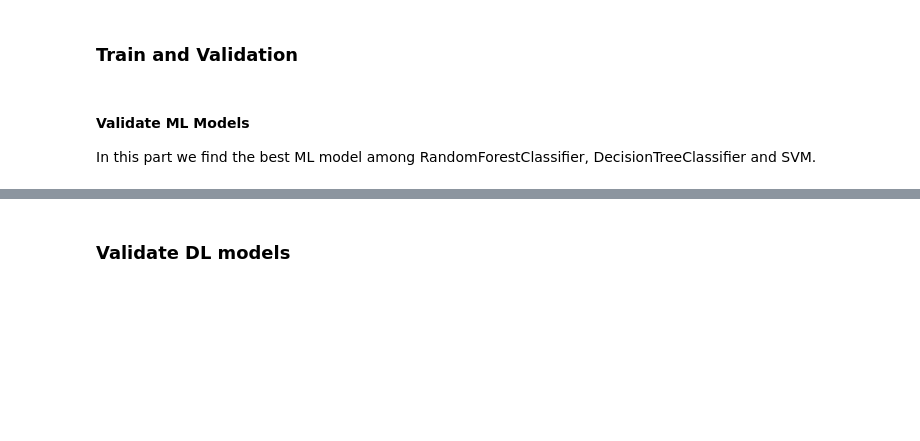
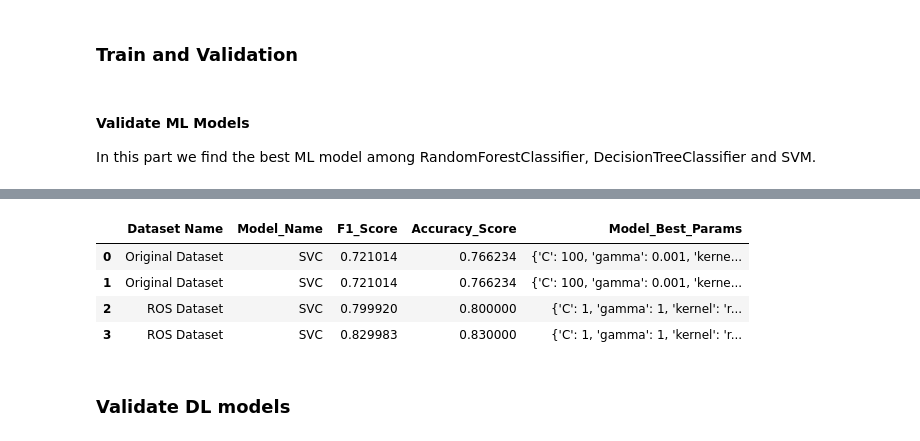
Before and after one commit to denysgerasymuk799/UCU_AI_Course_Project, a Jupyter notebook: 02_Diabet_Prediction_Models.ipynb, the cells around one changed output, grey strips where cells are left out. Cells and saved outputs as stored; diff of their text form; code cells hidden in the pictures; blank space fills up the shorter version.

```diff
--- a/02_Diabet_Prediction_Models.ipynb
+++ b/02_Diabet_Prediction_Models.ipynb
@@ -357,2 +435,10 @@ balanced_ML_results_df
+# %%
+best_results_df
+# %% [output]
+|  | Dataset Name | Model_Name | F1_Score | Accuracy_Score | Model_Best_Params |
+| 0 | Original Dataset | SVC | 0.721014 | 0.766234 | {'C': 100, 'gamma': 0.001, 'kerne... |
+| 1 | Original Dataset | SVC | 0.721014 | 0.766234 | {'C': 100, 'gamma': 0.001, 'kerne... |
+| 2 | ROS Dataset | SVC | 0.799920 | 0.800000 | {'C': 1, 'gamma': 1, 'kernel': 'r... |
+| 3 | ROS Dataset | SVC | 0.829983 | 0.830000 | {'C': 1, 'gamma': 1, 'kernel': 'r... |
 # %% [markdown]
 ### Validate DL models
```
Also changed, not shown: parts of 18 cells of this notebook.
